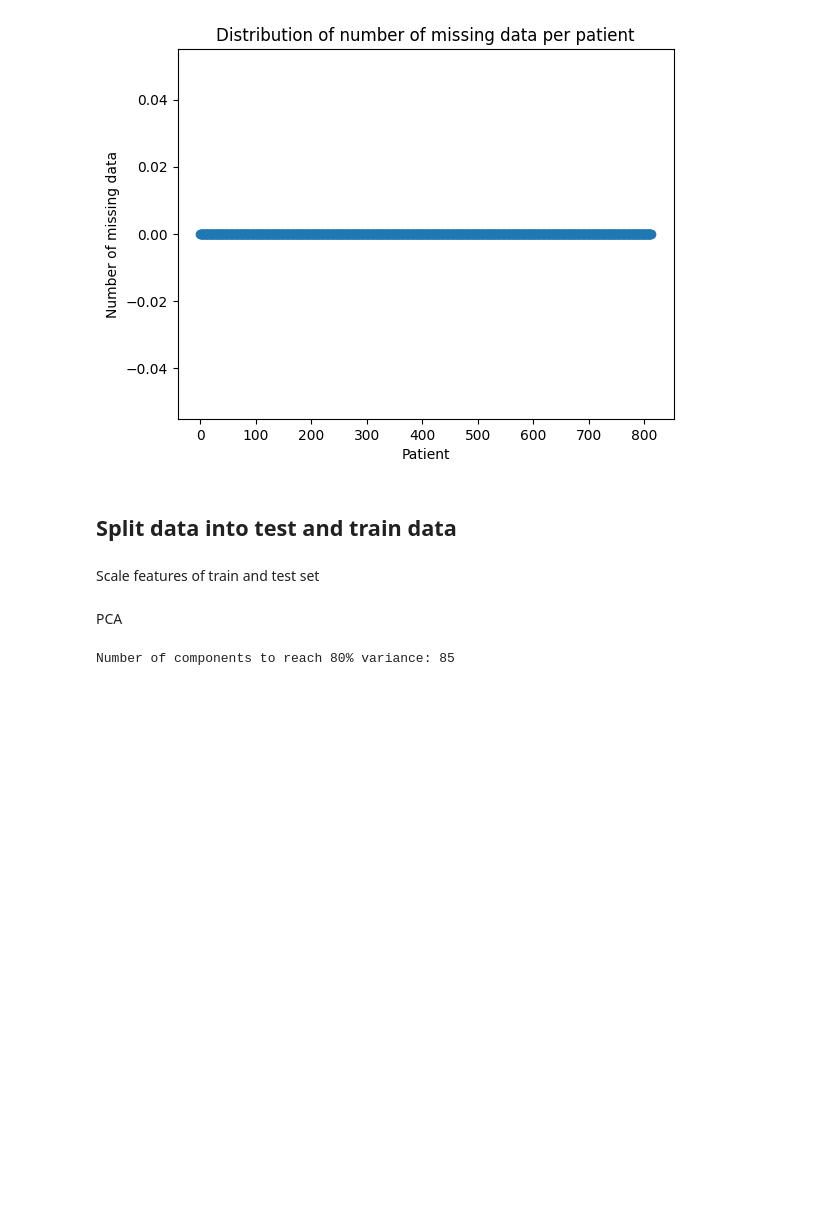
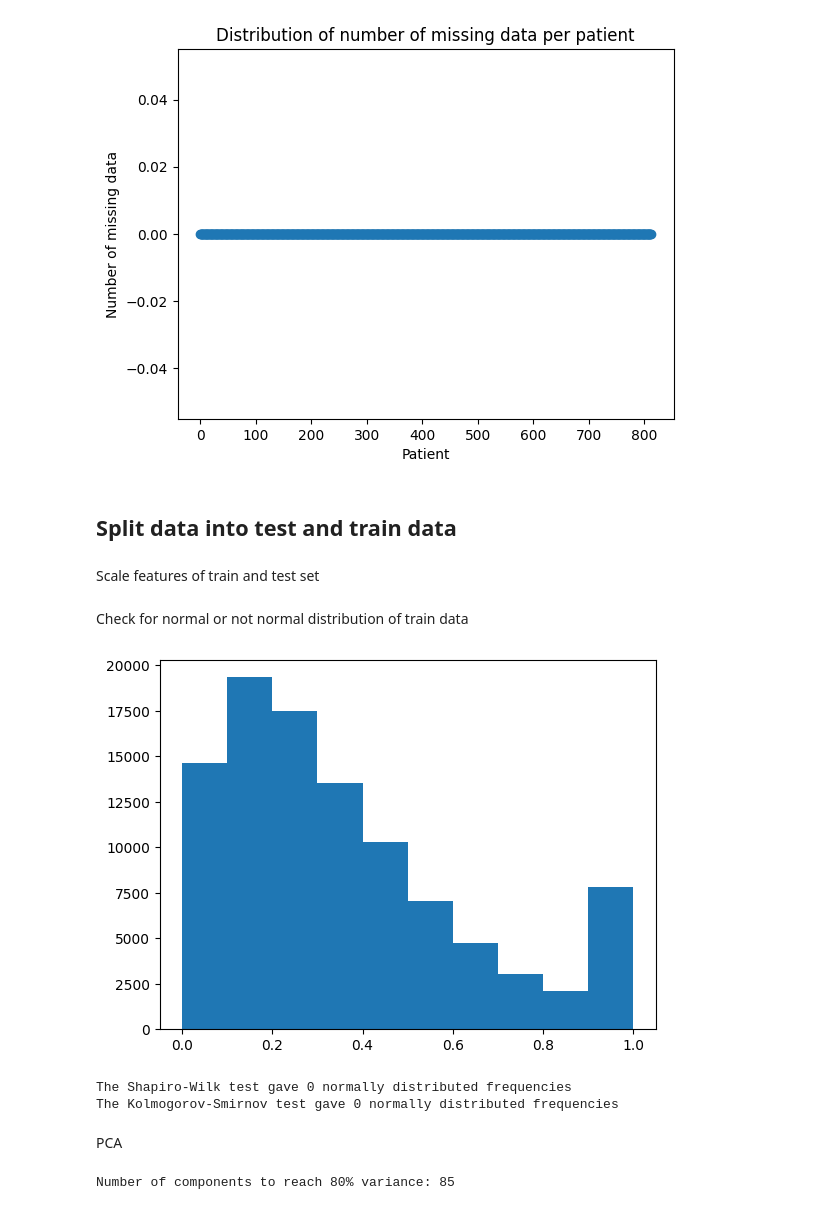
Before and after one commit to peterij/TM10007_Diagnosing_heart_disease, a Jupyter notebook: assignment.ipynb, the cells around one changed output. Cells and saved outputs as stored; diff of their text form; code cells hidden in the pictures; blank space fills up the shorter version.

```diff
--- a/assignment.ipynb
+++ b/assignment.ipynb
@@ -175,6 +175,59 @@ train_set_scaled = pd.DataFrame(scaler.transform(train_set))
 train_set_scaled.columns=data.columns.values
 test_set_scaled = pd.DataFrame(scaler.transform(test_set))
 test_set_scaled.columns=data.columns.values
+# %% [markdown]
+Check for normal or not normal distribution of train data
+# %%
+# need to sample to improve runtime
+sample_size = 100000
+
+# Randomly select a subset of the data
+# Flatten the dataframe to make it 1-dimensional
+train_flat = train_set_scaled.values.flatten()
+sample = np.random.choice(train_flat, size=sample_size, replace=False)
+
+plt.hist(sample)
+plt.show()
+
+from scipy.stats import shapiro, kstest
+
+# # Visual inspection using histograms
+# train_set_scaled.hist(bins=50, figsize=(20, 15))
+# plt.show()
+
+# # Visual inspection using density plots
+# train_set_scaled.plot(kind='density', subplots=True, layout=(4, 4), sharex=False, figsize=(20, 15))
+# plt.show()
+
+# Statistical tests for normality
+for col in train_set_scaled.columns:
+    # Shapiro-Wilk test
+    p_value_sw = shapiro(train_set_scaled[col])[1]
+    sw_counter_normal = 0
+    sw_counter_not_normal = 0
+    if p_value_sw > 0.05:
+        print(f"{col} is normally distributed (Shapiro-Wilk test p-value = {p_value_sw})")
+        sw_counter_normal += 1
+    else:
+      sw_counter_not_normal += 1
+
+    # Kolmogorov-Smirnov test
+    p_value_ks = kstest(train_set_scaled[col], 'norm')[1]
+    ks_counter_normal = 0
+    ks_counter_not_normal = 0
+    if p_value_ks > 0.05:
+        print(f"{col} is normally distributed (Kolmogorov-Smirnov test p-value = {p_value_ks})")
+        ks_counter_normal += 1
+    else:
+      ks_counter_not_normal += 1
+
+
+print(f"The Shapiro-Wilk test gave {sw_counter_normal} normally distributed frequencies")
+print(f"The Kolmogorov-Smirnov test gave {ks_counter_normal} normally distributed frequencies")
+# %% [output]
+[figure, added]
+The Shapiro-Wilk test gave 0 normally distributed frequencies
+The Kolmogorov-Smirnov test gave 0 normally distributed frequencies
 # %% [markdown]
 PCA
 # %%
```
Also changed, not shown: parts of 6 cells of this notebook.
